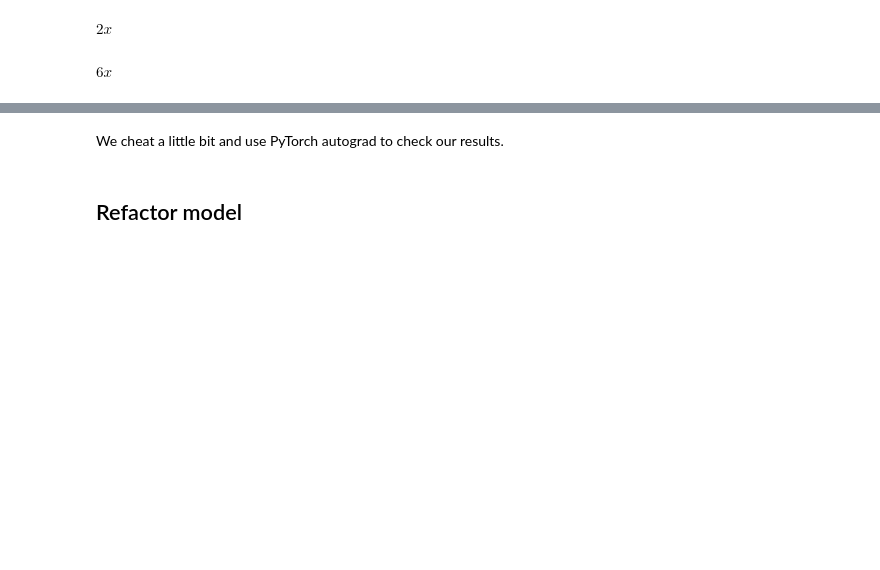
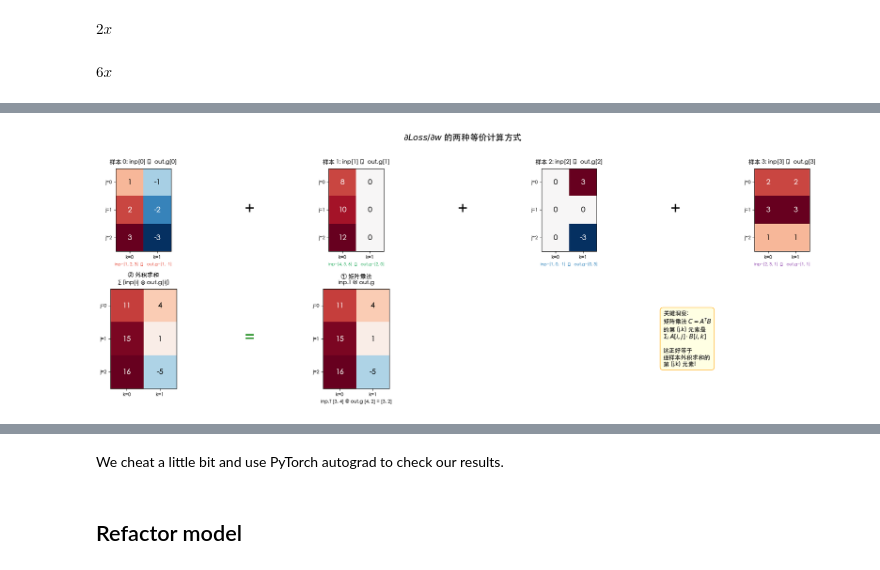
Before and after one commit to goosmanlei/fastai-course-part2, a Jupyter notebook: lesson-13/03_backprop.ipynb, the cells around one changed output, grey strips where cells are left out. Drawn from its saved outputs; the diff is of its cells as text; code cells hidden in the pictures; blank space fills up the shorter version.

```diff
--- a/lesson-13/03_backprop.ipynb
+++ b/lesson-13/03_backprop.ipynb
@@ -154,0 +316,88 @@ def forward_and_backward(inp, targ):
+# %%
+# ===== 可视化：外积求和 == 矩阵乘法 =====
+import matplotlib.pyplot as plt
+from matplotlib.colors import TwoSlopeNorm
+
+# --- 中文字体配置 (macOS PingFang SC) ---
+plt.rcParams['font.sans-serif'] = ['PingFang SC', 'Heiti TC', 'STHeiti', 'Arial Unicode MS', 'sans-serif']
+plt.rcParams['axes.unicode_minus'] = False  # 负号正常显示
+
+def draw_matrix(ax, mat, title, row_labels=None, col_labels=None, fontsize=14, cmap='RdBu_r'):
+    """在 ax 上画一个带数值标注的矩阵热力图"""
+    rows, cols = mat.shape
+    vmax = max(abs(mat.min()), abs(mat.max()), 1)
+    norm = TwoSlopeNorm(vmin=-vmax, vcenter=0, vmax=vmax)
+    ax.imshow(mat.numpy(), cmap=cmap, norm=norm, aspect='equal')
+    for i in range(rows):
+        for j in range(cols):
+            v = mat[i, j].item()
+            color = 'white' if abs(v) > vmax * 0.6 else 'black'
+            ax.text(j, i, f'{v:g}', ha='center', va='center', fontsize=fontsize, fontweight='bold', color=color)
+    ax.set_title(title, fontsize=11, pad=8)
+    ax.set_xticks(range(cols))
+    ax.set_yticks(range(rows))
+    if col_labels: ax.set_xticklabels(col_labels, fontsize=9)
+    else: ax.set_xticklabels([f'k={j}' for j in range(cols)], fontsize=9)
+    if row_labels: ax.set_yticklabels(row_labels, fontsize=9)
+    else: ax.set_yticklabels([f'j={i}' for i in range(rows)], fontsize=9)
+
+B = inp_demo.shape[0]  # batch=4
+outers = [(inp_demo[i].unsqueeze(-1) * outg_demo[i].unsqueeze(0)) for i in range(B)]
+
+fig, axes = plt.subplots(2, 7, figsize=(20, 7),
+                         gridspec_kw={'width_ratios': [1, 0.2, 1, 0.2, 1, 0.2, 1],
+                                      'height_ratios': [1, 1.2]})
+
+# ---- 第一行：四个外积矩阵 ----
+colors_sample = ['#e74c3c', '#27ae60', '#2980b9', '#8e44ad']
+for idx in range(B):
+    col = idx * 2  # 0, 2, 4, 6
+    ax = axes[0, col]
+    draw_matrix(ax, outers[idx].float(),
+                f'样本 {idx}: inp[{idx}] ⊗ out.g[{idx}]',
+                row_labels=[f'j={j}' for j in range(inp_demo.shape[1])],
+                col_labels=[f'k={k}' for k in range(outg_demo.shape[1])])
+    ax.set_xlabel(f'inp={inp_demo[idx].tolist()}  ⊗  out.g={outg_demo[idx].tolist()}',
+                  fontsize=8, color=colors_sample[idx])
+
+# 加号
+for col in [1, 3, 5]:
+    axes[0, col].axis('off')
+    axes[0, col].text(0.5, 0.5, '+', transform=axes[0, col].transAxes,
+                      fontsize=30, ha='center', va='center', fontweight='bold')
+
+# ---- 第二行：求和结果 & 矩阵乘法结果 ----
+ax_sum = axes[1, 0]
+draw_matrix(ax_sum, result_outer.float(), '② 外积求和\n$\\Sigma$ (inp[i] $\\otimes$ out.g[i])', fontsize=14)
+
+axes[1, 1].axis('off')
+axes[1, 1].text(0.5, 0.5, '=', transform=axes[1, 1].transAxes,
+                fontsize=30, ha='center', va='center', fontweight='bold', color='green')
+
+ax_mat = axes[1, 2]
+draw_matrix(ax_mat, result_matmul.float(), '① 矩阵乘法\ninp.T @ out.g', fontsize=14)
+ax_mat.set_xlabel(f'inp.T {list(inp_demo.t().shape)} @ out.g {list(outg_demo.shape)} = {list(result_matmul.shape)}',
+                  fontsize=9)
+
+# 隐藏多余的 axes
+for col in [3, 4, 5, 6]:
+    axes[1, col].axis('off')
+
+# 说明文字
+axes[1, 5].text(0.0, 0.5,
+    '关键洞察:\n'
+    '矩阵乘法 $C = A^T B$\n'
+    '的第 (j,k) 元素是\n'
+    '$\\Sigma_i\\; A[i,j] \\cdot B[i,k]$\n\n'
+    '这正好等于\n'
+    '逐样本外积求和的\n'
+    '第 (j,k) 元素!',
+    transform=axes[1, 5].transAxes,
+    fontsize=11, va='center',
+    bbox=dict(boxstyle='round,pad=0.5', facecolor='lightyellow', edgecolor='orange', alpha=0.9))
+
+fig.suptitle('$\\partial Loss / \\partial w$ 的两种等价计算方式', fontsize=16, fontweight='bold', y=1.02)
+plt.tight_layout()
+plt.show()
+# %% [output]
+[figure, added]
```
Also changed, not shown: parts of 10 cells of this notebook, 1 other file.
